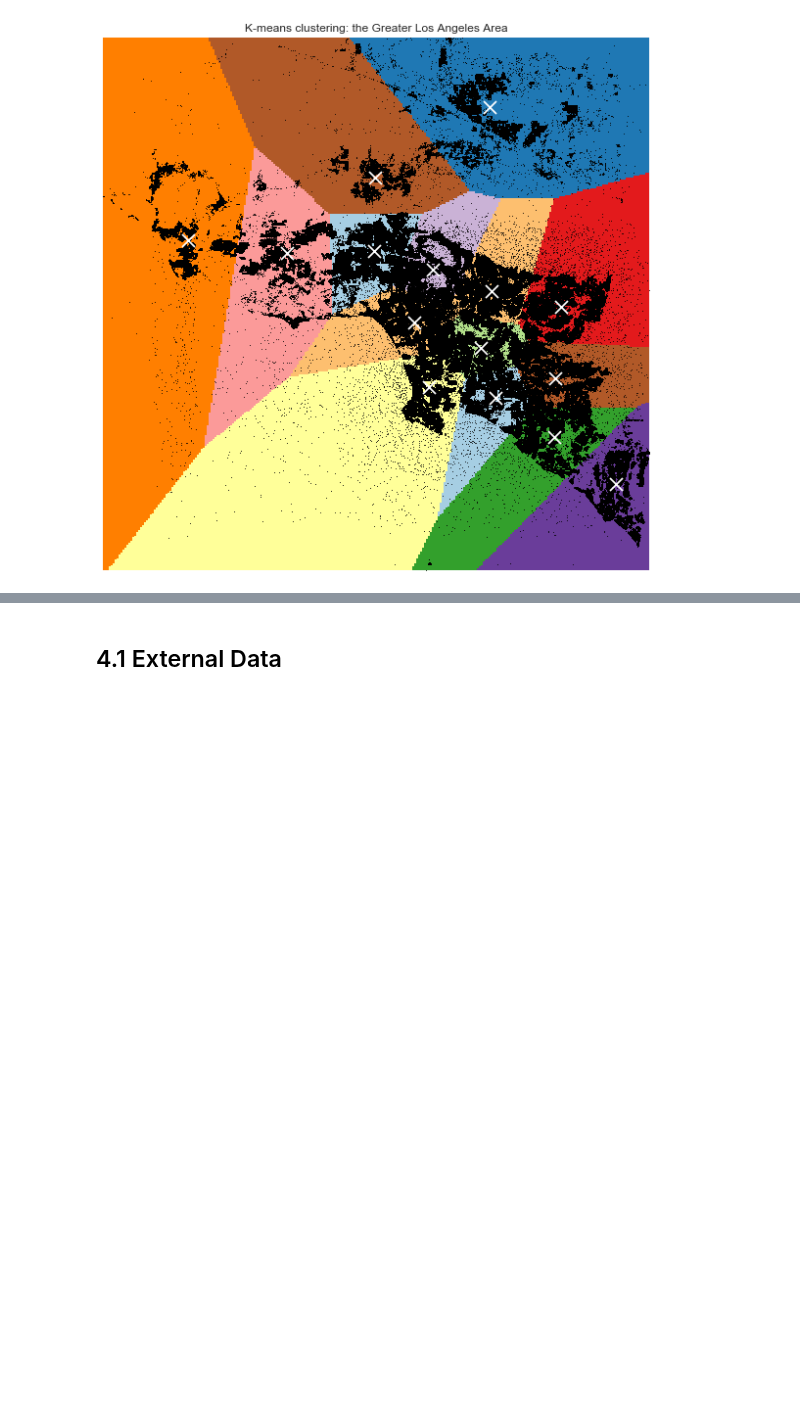
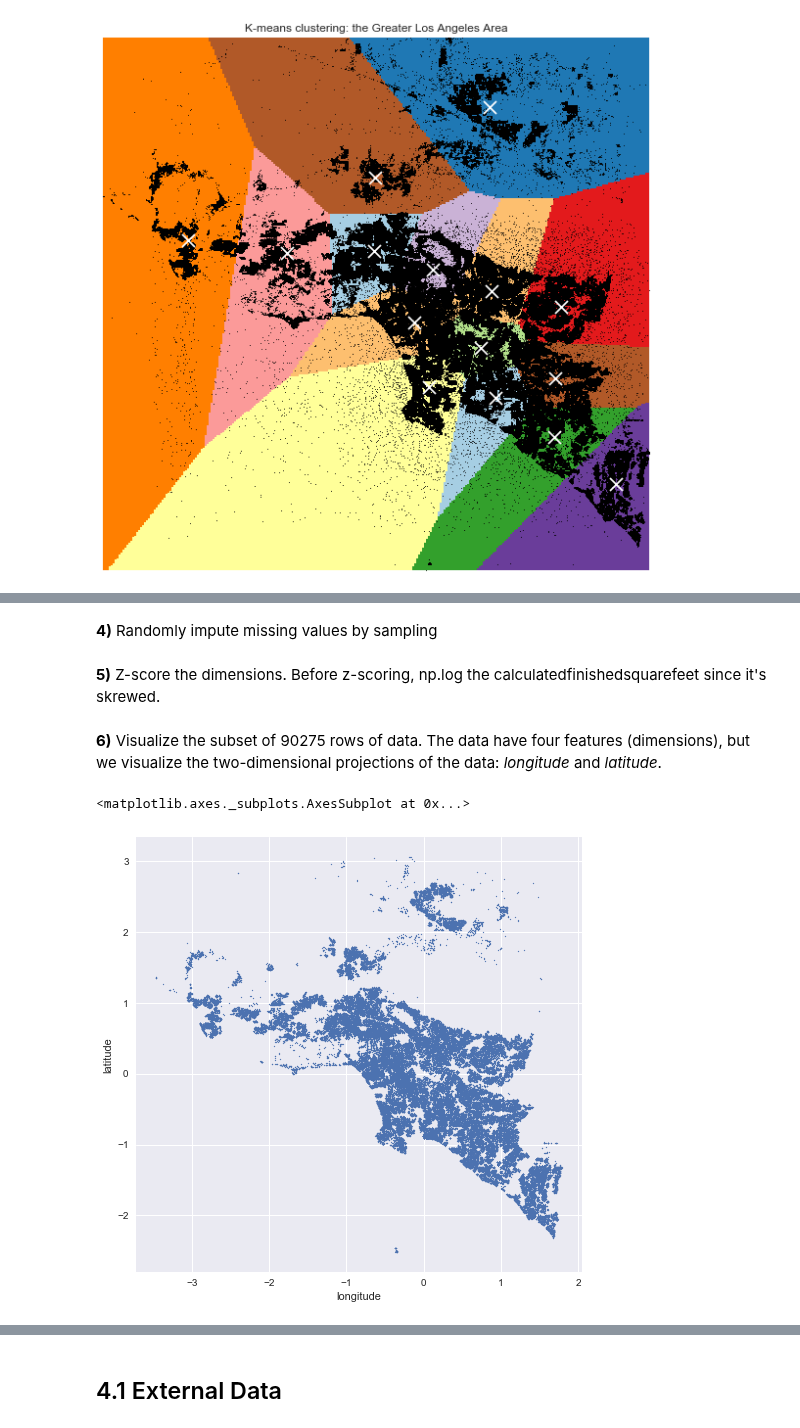
Before and after one commit to caitaozhan/CSE519-Homework-Project, a Jupyter notebook: HW3/HW3.ipynb, the cells around one changed output, grey strips where cells are left out. Cells and saved outputs as stored; diff of their text form; code cells hidden in the pictures; blank space fills up the shorter version.

```diff
--- a/HW3/HW3.ipynb
+++ b/HW3/HW3.ipynb
@@ -547,0 +556,2 @@ plt.show()
+# %%
+df_house16_clean = copy.deepcopy(df_house16)
@@ -547,0 +560,2 @@ plt.show()
+# %%
+df_house16_clean = pd.merge(df_train16, df_house16_clean, on='parcelid')
@@ -547,0 +564,5 @@ plt.show()
+# %%
+feature_list_ad = ['longitude', 'latitude', 'calculatedfinishedsquarefeet', 'yearbuilt']
+df_house16_clean = df_house16_clean[feature_list_ad]
+# %% [markdown]
+**4)** Randomly impute missing values by sampling
@@ -547,0 +571,14 @@ plt.show()
+# %% [markdown]
+**5)** Z-score the dimensions. Before z-scoring, np.log the calculatedfinishedsquarefeet since it's skrewed.
+# %%
+df_house16_clean.calculatedfinishedsquarefeet = np.log(df_house16_clean.calculatedfinishedsquarefeet)
+z_score_norm(df_house16_clean, feature_list_ad)
+# %% [markdown]
+**6)** Visualize the subset of 90275 rows of data. The data have four features (dimensions), but we visualize the two-dimensional projections of the data: *longitude* and *latitude*.
+# %%
+df_ll = copy.deepcopy(df_house16_clean)
+df_ll = df_ll[['longitude', 'latitude']]
+df_ll.plot.scatter(x='longitude', y='latitude', s=1, figsize=(8,8))
+# %% [output]
+<matplotlib.axes._subplots.AxesSubplot at 0x...>
+[figure, added]
```
Also changed, not shown: parts of 14 cells of this notebook, 1 other file.
